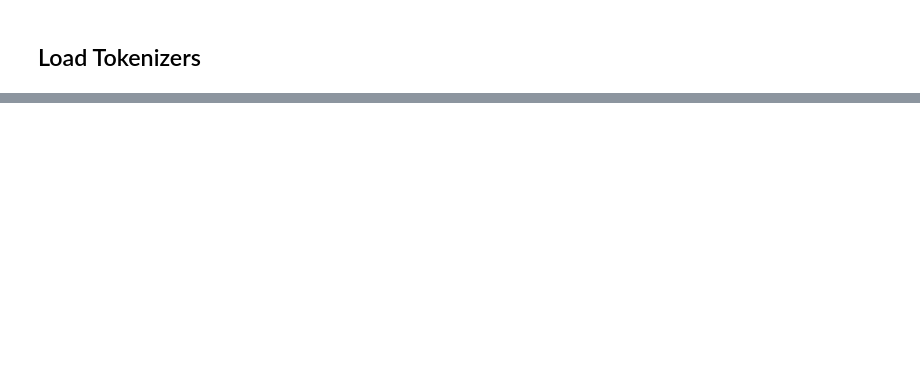
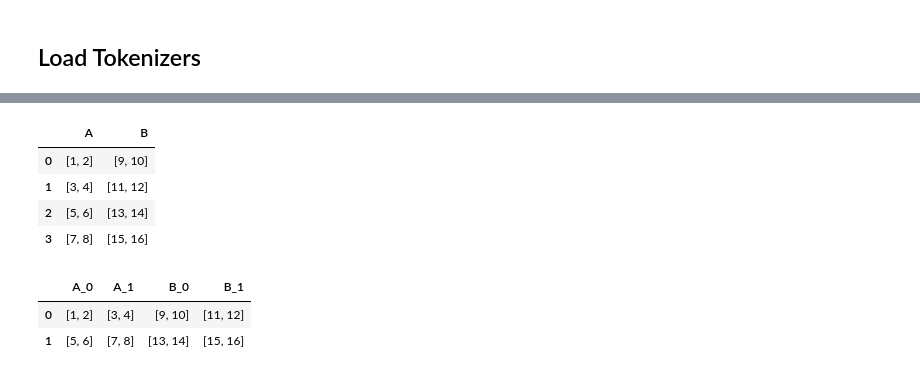
Before and after one commit to boun-tabi-lifelu/evolutionary-subword-tokenization, a Jupyter notebook: Prog/esm_study.ipynb, the cells around one changed output, grey strips where cells are left out. Cells and saved outputs as stored; diff of their text form; code cells hidden in the pictures; blank space fills up the shorter version.

```diff
--- a/Prog/esm_study.ipynb
+++ b/Prog/esm_study.ipynb
@@ -246,0 +359,44 @@ df_domains.head()
+# %%
+import pandas as pd
+
+# Example DataFrame with lists of lists
+data = {
+    'A': [[[1, 2], [3, 4]], [[5, 6], [7, 8]]],
+    'B': [[[9, 10], [11, 12]], [[13, 14], [15, 16]]]
+}
+
+df = pd.DataFrame(data)
+
+# Exploding each column
+exploded_df = pd.concat([df[col].apply(pd.Series).stack().reset_index(drop=True) for col in df], axis=1)
+exploded_df.columns = df.columns
+
+exploded_df
+# %% [output]
+|  | A | B |
+| 0 | [1, 2] | [9, 10] |
+| 1 | [3, 4] | [11, 12] |
+| 2 | [5, 6] | [13, 14] |
+| 3 | [7, 8] | [15, 16] |
+# %%
+import pandas as pd
+
+# Example DataFrame with lists of lists
+data = {
+    'A': [[[1, 2], [3, 4]], [[5, 6], [7, 8]]],
+    'B': [[[9, 10], [11, 12]], [[13, 14], [15, 16]]]
+}
+
+df = pd.DataFrame(data)
+
+# Exploding each column into new columns
+result = pd.concat(
+    [df[col].apply(pd.Series).add_prefix(f"{col}_") for col in df.columns],
+    axis=1
+)
+
+result
+# %% [output]
+|  | A_0 | A_1 | B_0 | B_1 |
+| 0 | [1, 2] | [3, 4] | [9, 10] | [11, 12] |
+| 1 | [5, 6] | [7, 8] | [13, 14] | [15, 16] |
```
Also changed, not shown: parts of 37 cells of this notebook.
